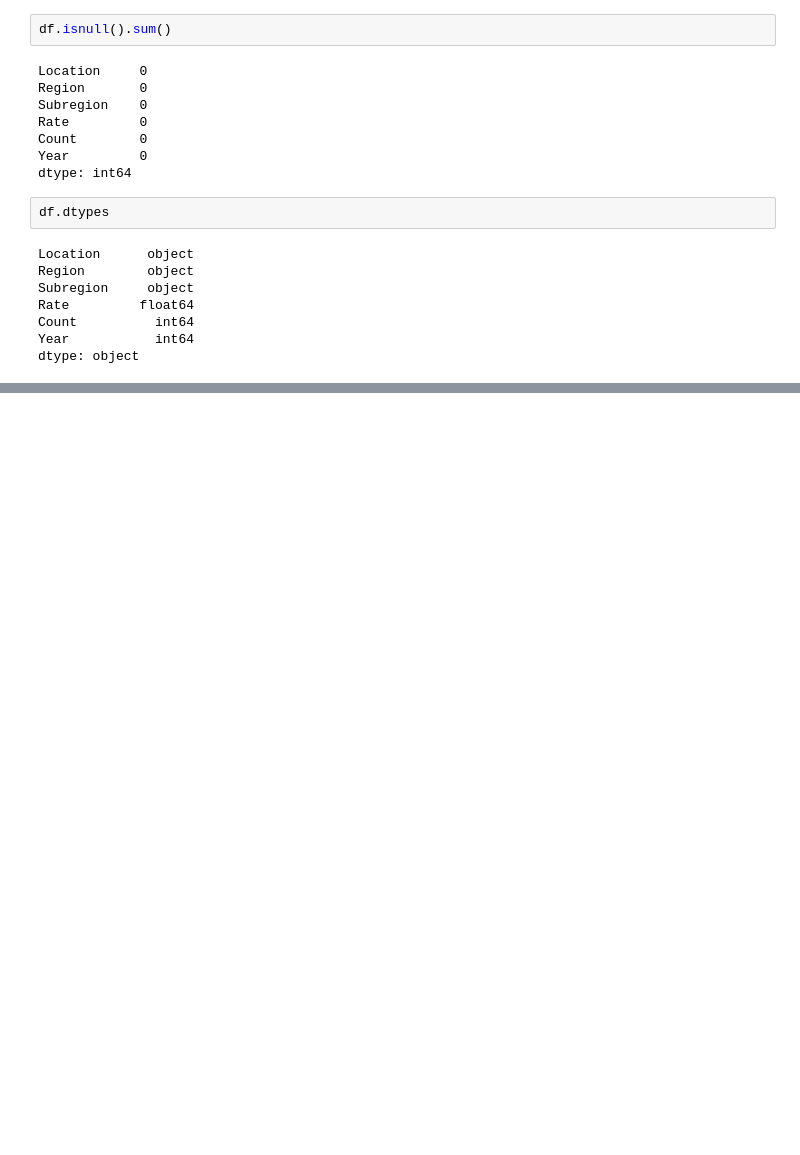
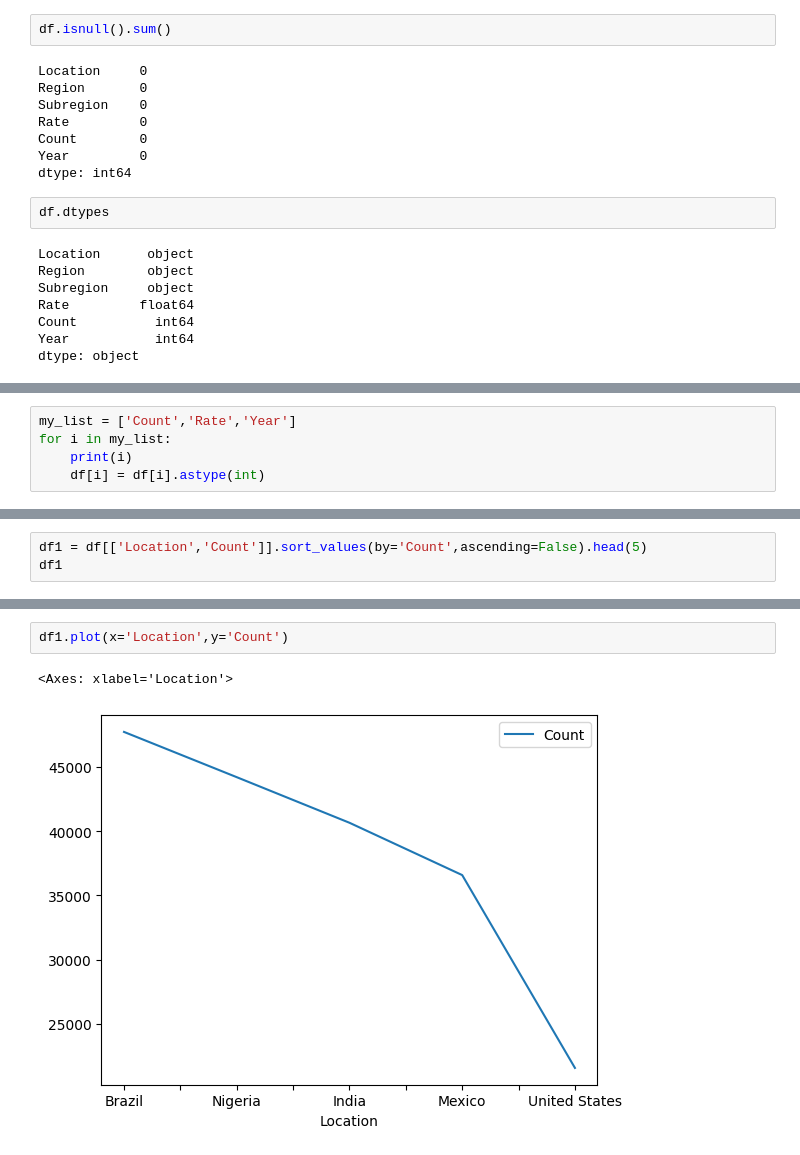
Before and after one commit to Calueto00/dados-homicidios, a Jupyter notebook: homicidios.ipynb, the cells around one changed output, grey strips where cells are left out. Saved outputs shown, nothing was run; the diff lists cells and outputs as text; blank space fills up the shorter version.

Commit message:
count of death the most

```diff
--- a/homicidios.ipynb
+++ b/homicidios.ipynb
@@ -60 +60,6 @@ Year          int64
 dtype: object
+# %%
+my_list = ['Count','Rate','Year']
+for i in my_list:
+    print(i)
+    df[i] = df[i].astype(int)
@@ -60,0 +103,3 @@ dtype: object
+# %%
+df1 = df[['Location','Count']].sort_values(by='Count',ascending=False).head(5)
+df1
@@ -60,0 +113,5 @@ dtype: object
+# %%
+df1.plot(x='Location',y='Count')
+# %% [output]
+<Axes: xlabel='Location'>
+[figure, added]
```
Also changed, not shown: parts of 5 cells of this notebook.
